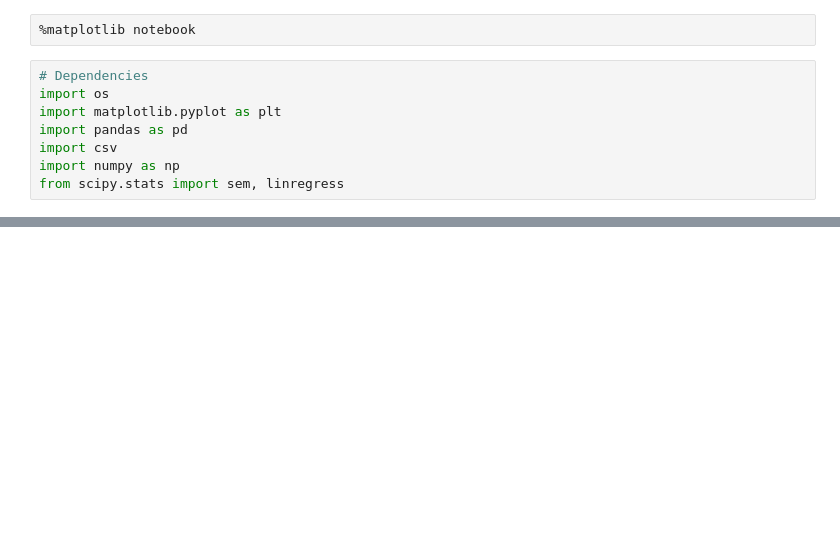
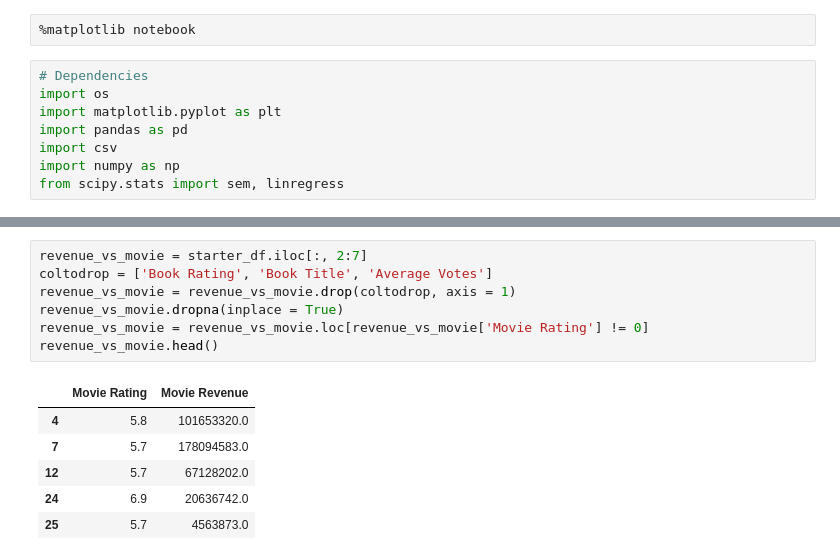
Before and after one commit to naim-panjwani/books_and_films, a Jupyter notebook: Plots/plot.ipynb, the cells around one changed output, grey strips where cells are left out. Drawn from its saved outputs; the diff is of its cells as text; blank space fills up the shorter version.

```diff
--- a/Plots/plot.ipynb
+++ b/Plots/plot.ipynb
@@ -80,0 +99,14 @@ dtype: int64
+# %%
+revenue_vs_movie = starter_df.iloc[:, 2:7]
+coltodrop = ['Book Rating', 'Book Title', 'Average Votes']
+revenue_vs_movie = revenue_vs_movie.drop(coltodrop, axis = 1)
+revenue_vs_movie.dropna(inplace = True)
+revenue_vs_movie = revenue_vs_movie.loc[revenue_vs_movie['Movie Rating'] != 0]
+revenue_vs_movie.head()
+# %% [output]
+|  | Movie Rating | Movie Revenue |
+| 4 | 5.8 | 101653320.0 |
+| 7 | 5.7 | 178094583.0 |
+| 12 | 5.7 | 67128202.0 |
+| 24 | 6.9 | 20636742.0 |
+| 25 | 5.7 | 4563873.0 |
```
Also changed, not shown: parts of 9 cells of this notebook, 5 other files.
